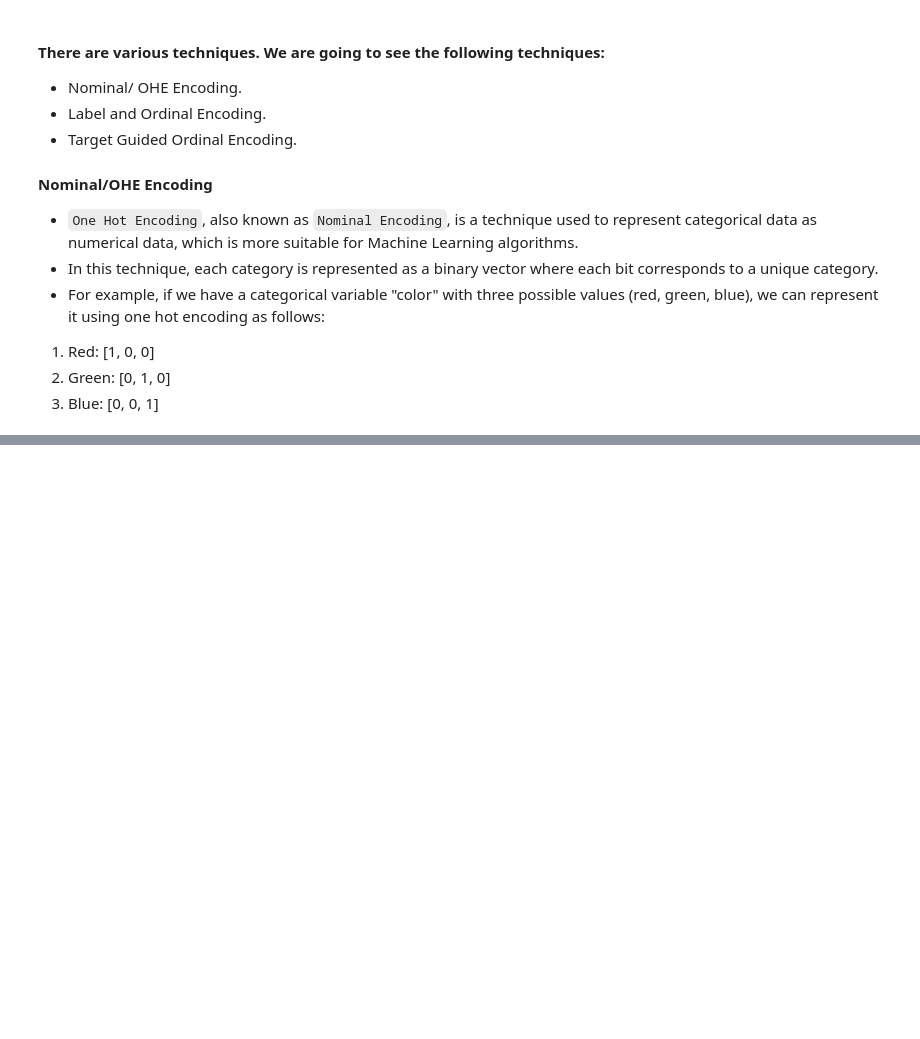
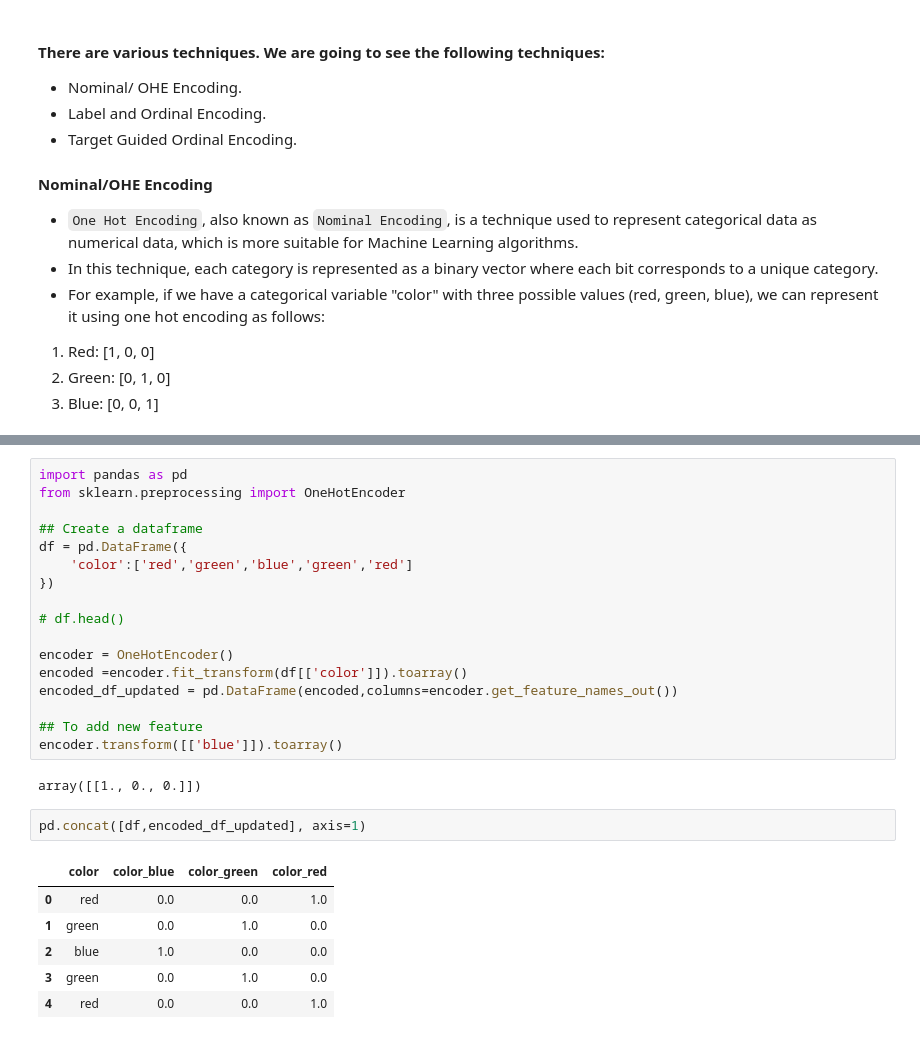
Before and after one commit to Sandilya0241/PythonBasicBootCamp, a Jupyter notebook: 20-Feature Engineering/20.5-dataencoding-nominal-or-ohe.ipynb, the cells around one changed output, grey strips where cells are left out. Cells and saved outputs as stored; diff of their text form; blank space fills up the shorter version.

```diff
--- a/20-Feature Engineering/20.5-dataencoding-nominal-or-ohe.ipynb
+++ b/20-Feature Engineering/20.5-dataencoding-nominal-or-ohe.ipynb
@@ -16,3 +16,31 @@
 3) Blue: [0, 0, 1]
 # %% [markdown]
 ![ohe.png](attachment:ohe.png)
+# %%
+import pandas as pd
+from sklearn.preprocessing import OneHotEncoder
+
+## Create a dataframe
+df = pd.DataFrame({
+    'color':['red','green','blue','green','red']
+})
+
+# df.head()
+
+encoder = OneHotEncoder()
+encoded =encoder.fit_transform(df[['color']]).toarray()
+encoded_df_updated = pd.DataFrame(encoded,columns=encoder.get_feature_names_out())
+
+## To add new feature
+encoder.transform([['blue']]).toarray()
+# %% [output]
+array([[1., 0., 0.]])
+# %%
+pd.concat([df,encoded_df_updated], axis=1)
+# %% [output]
+|  | color | color_blue | color_green | color_red |
+| 0 | red | 0.0 | 0.0 | 1.0 |
+| 1 | green | 0.0 | 1.0 | 0.0 |
+| 2 | blue | 1.0 | 0.0 | 0.0 |
+| 3 | green | 0.0 | 1.0 | 0.0 |
+| 4 | red | 0.0 | 0.0 | 1.0 |
```
Also changed, not shown: parts of 2 cells of this notebook, 2 other files.
